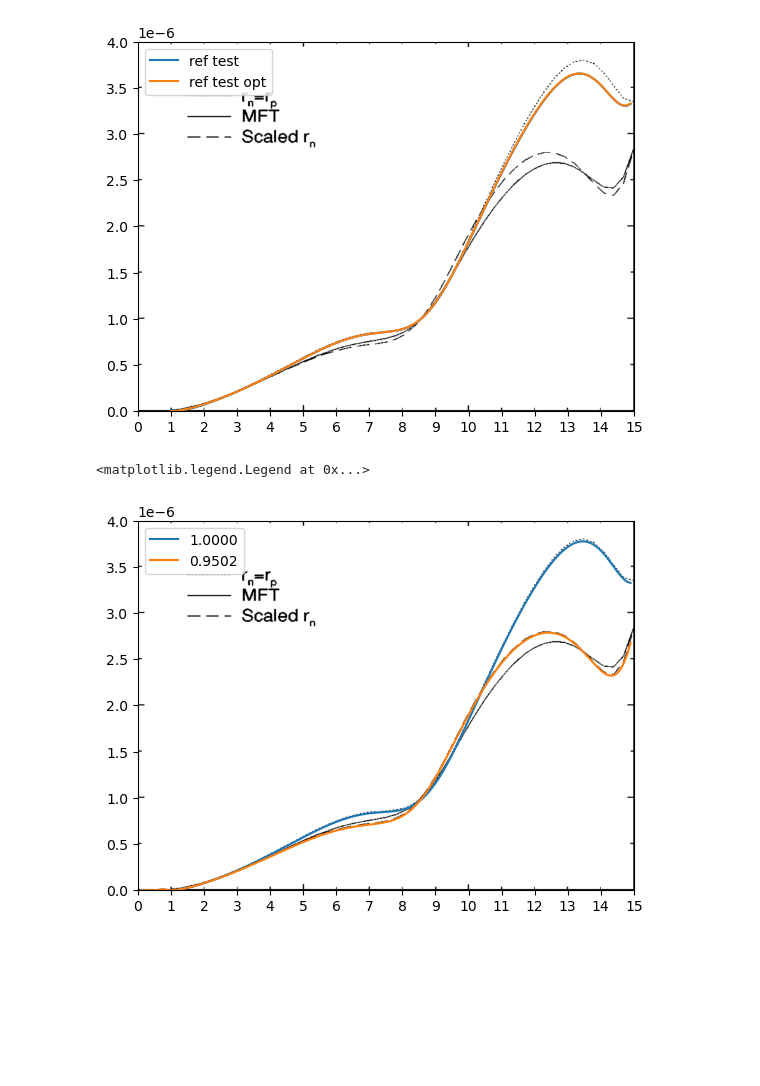
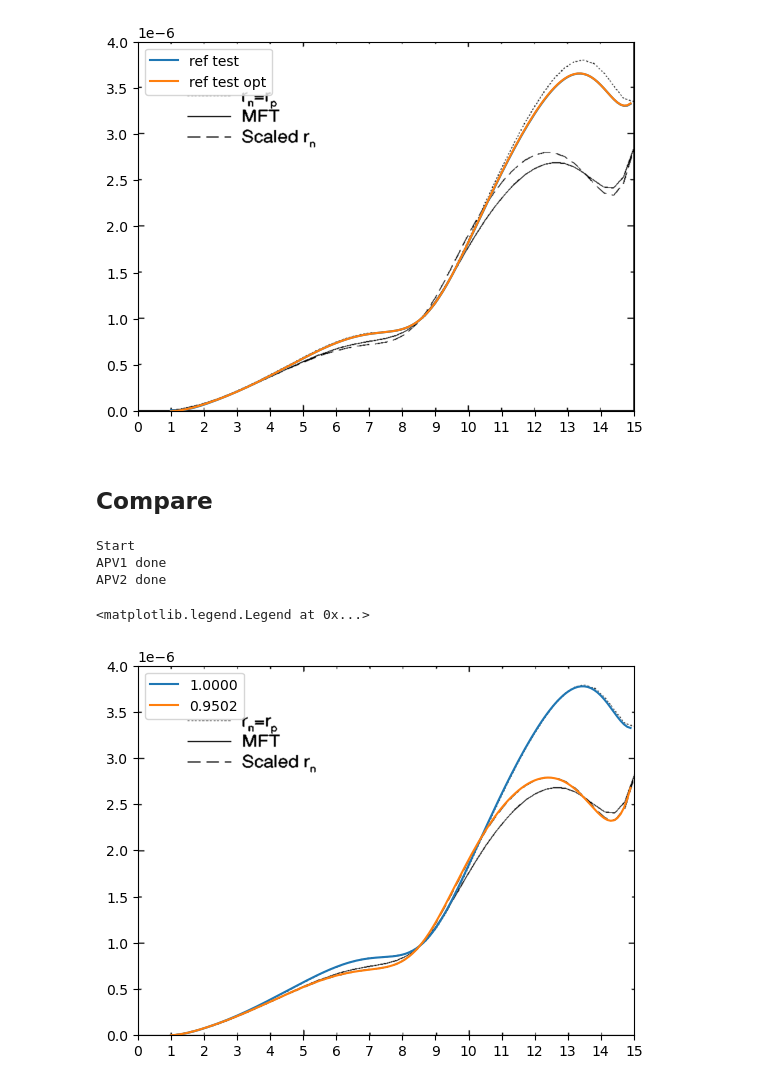
Before and after one commit to Partynumbers42/phasr, a Jupyter notebook: AsymmetryTest.ipynb, the cells around one changed output. Saved outputs shown, nothing was run; the diff lists cells and outputs as text; code cells hidden in the pictures; blank space fills up the shorter version.

```diff
--- a/AsymmetryTest.ipynb
+++ b/AsymmetryTest.ipynb
@@ -160,23 +193,34 @@ plt.legend()
 # %% [output]
 <matplotlib.legend.Legend at 0x...>
 [figure]
+# %% [markdown]
+## Compare
+# %%
+args_APV_Pb208={'method': 'DOP853', 'N_partial_waves': 120, 'atol': 1e-10, 'rtol': 1e-09, 'energy_norm': 0.1973269804, 'phase_difference_limit': 1e-06}
 # %%
-theta_deg=np.arange(1e-12,15,1e-1)
+theta_deg=np.arange(1,15,1e-1)
 E_MeV=850
+print('Start')
 A_PV1 = phr.dirac_solvers.post_processing.crosssection.left_right_asymmetry_lepton_nucleus_scattering(E_MeV,theta_deg*pi/180,Pb208_test1,verbose=False,**args_APV_Pb208)
+print('APV1 done')
 A_PV2 = phr.dirac_solvers.post_processing.crosssection.left_right_asymmetry_lepton_nucleus_scattering(E_MeV,theta_deg*pi/180,Pb208_test2,verbose=False,**args_APV_Pb208)
+print('APV2 done')
+# %% [output]
+Start
+APV1 done
+APV2 done
 # %%
 img = plt.imread("../data_electronscattering/Pb208_ACP_ref.png")
 #plt.figure(figsize=(10,10))
-plt.imshow(img, extent=[0,15,0, 4e-6],aspect='auto')
+plt.imshow(img, extent=[0,15.04,-0.01e-6, 3.99e-6],aspect='auto')
 #
 plt.plot(theta_deg,A_PV1,label='1.0000')
 plt.plot(theta_deg,A_PV2,label='0.9502')
 #
 plt.xticks(np.arange(0,16,1))
 plt.xlim(0,15)
 plt.ylim(0,4e-6)
 plt.legend()
 # %% [output]
 <matplotlib.legend.Legend at 0x...>
-[figure, old version]
+[figure, new version]
```
Also changed, not shown: parts of 11 cells of this notebook, 4 other files.
